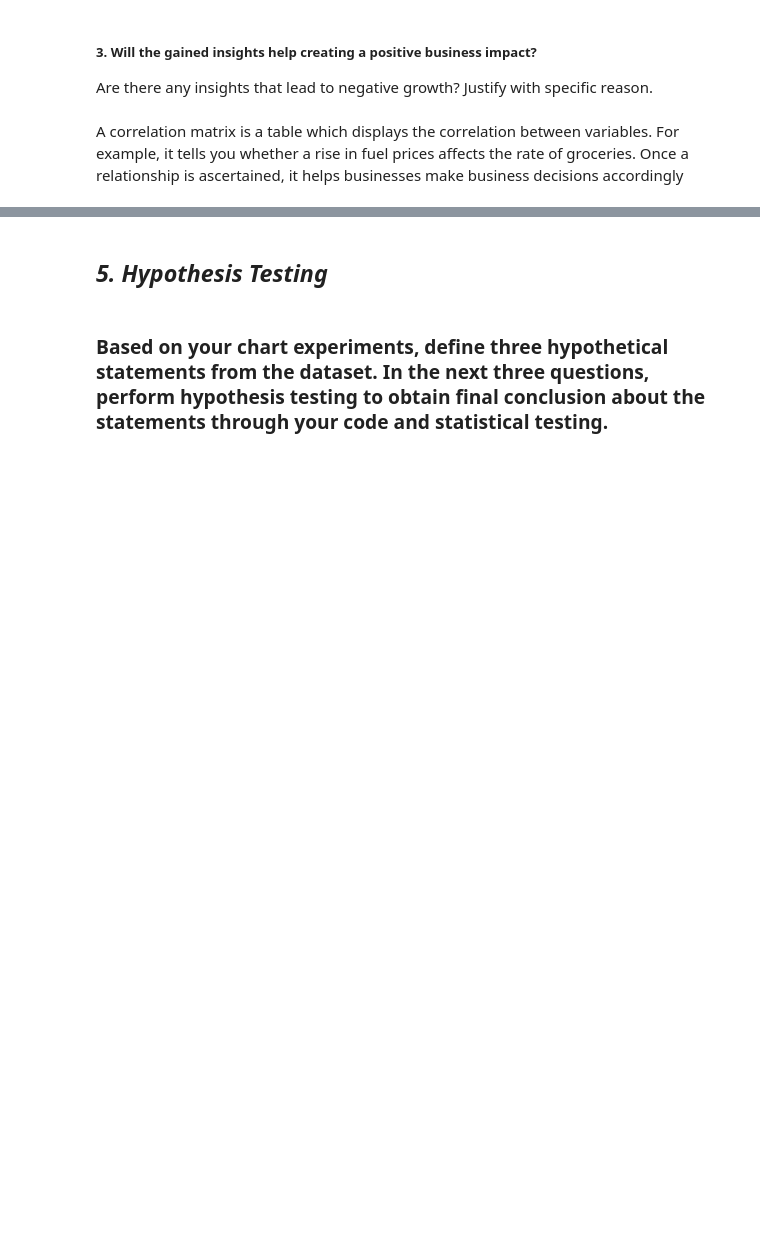
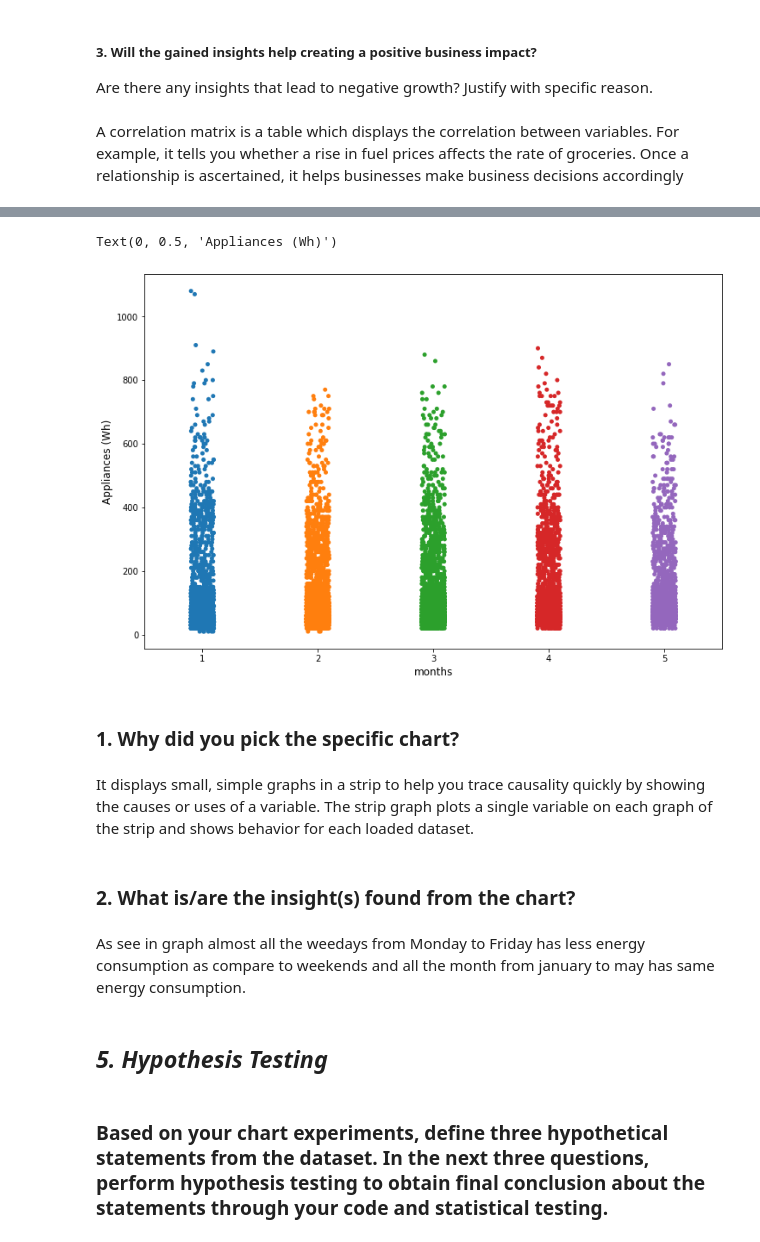
Before and after one commit to JasmineNag/Appliance-Energy-Prediction, a Jupyter notebook: Copy_of_ML_Appliances_Energy_Prediction_Project_ipynb_Individual.ipynb, the cells around one changed output, grey strips where cells are left out. Cells and saved outputs as stored; diff of their text form; code cells hidden in the pictures; blank space fills up the shorter version.

```diff
--- a/Copy_of_ML_Appliances_Energy_Prediction_Project_ipynb_Individual.ipynb
+++ b/Copy_of_ML_Appliances_Energy_Prediction_Project_ipynb_Individual.ipynb
@@ -620,3 +641,26 @@ A correlation matrix is a table which displays the correlation between variables
+# %%
+# extract month from date column
+
+energy["month"]=energy["date"].dt.month
+# %%
+
+# strip plot of Appliances(Wh) vs Month
+
+plt.figure(figsize=(12,8))
+sns.stripplot(x="month",y="Appliances",data=energy)
+plt.xlabel("months",size=12)
+plt.ylabel("Appliances (Wh)",size=12)
+# %% [output]
+Text(0, 0.5, 'Appliances (Wh)')
+[figure, added]
+# %% [markdown]
+### 1. Why did you pick the specific chart?
+# %% [markdown]
+ It displays small, simple graphs in a strip to help you trace causality quickly by showing the causes or uses of a variable. The strip graph plots a single variable on each graph of the strip and shows behavior for each loaded dataset.
+# %% [markdown]
+### 2. What is/are the insight(s) found from the chart?
+# %% [markdown]
+As see in graph almost all the weedays from Monday to Friday has less energy consumption as compare to weekends and all the month from january to may has same energy consumption.
 # %% [markdown]
 ## ***5. Hypothesis Testing***
 # %% [markdown]
```
Also changed, not shown: parts of 16 cells of this notebook.
